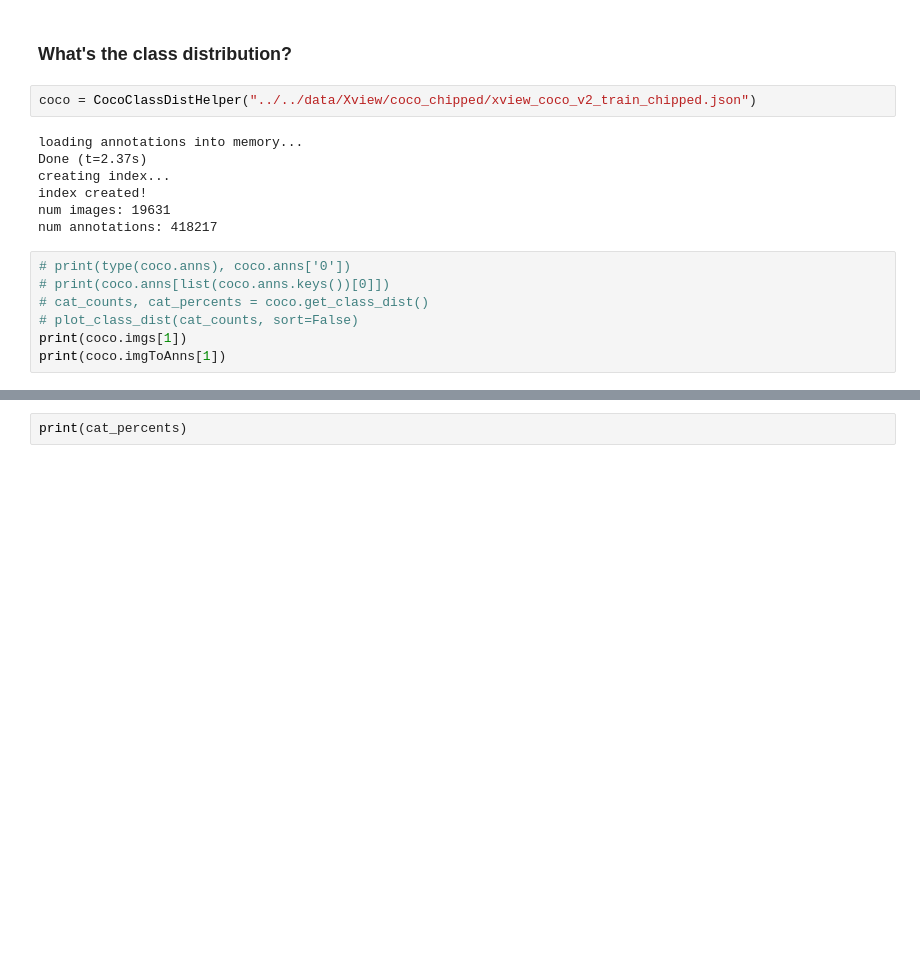
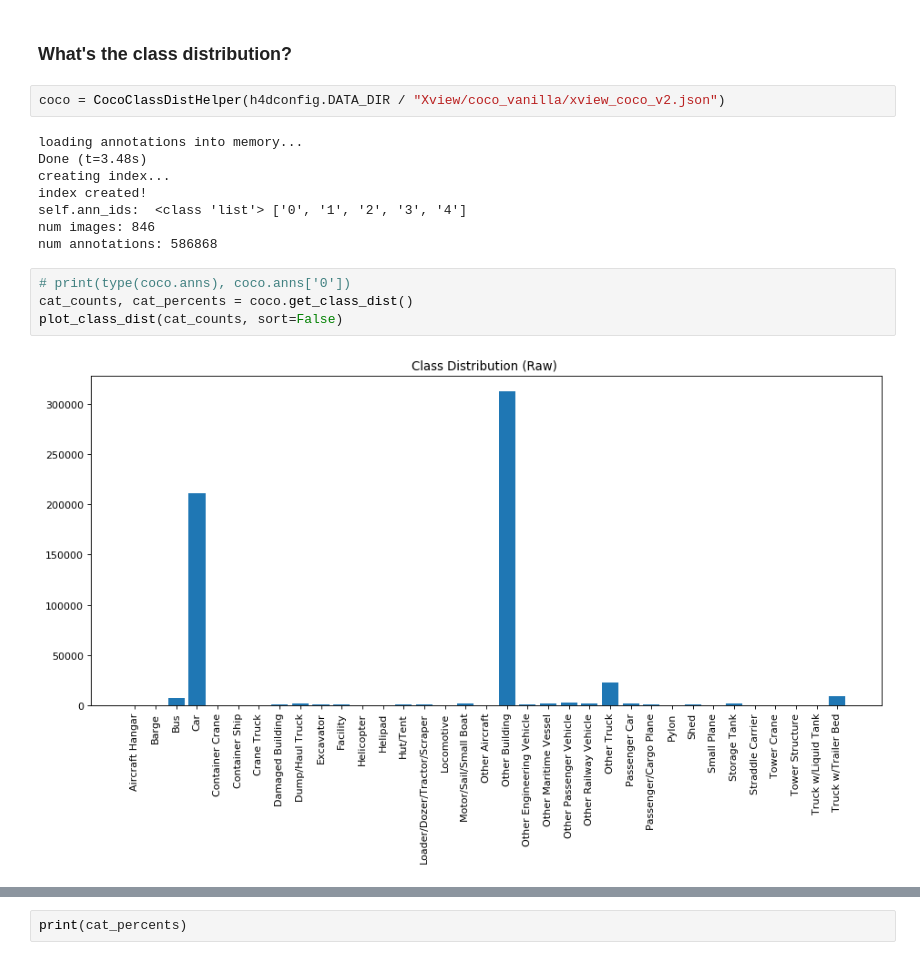
Before and after one commit to rsl18/294-82, a Jupyter notebook: notebooks/train-val-split-xviewcoco.ipynb, the cells around one changed output, grey strips where cells are left out. Drawn from its saved outputs; the diff is of its cells as text; blank space fills up the shorter version.

```diff
--- a/notebooks/train-val-split-xviewcoco.ipynb
+++ b/notebooks/train-val-split-xviewcoco.ipynb
@@ -87,19 +65,18 @@ def plot_class_dist(cat_counts, title_suffix="", sort=True, log_only=False):
 # %% [markdown]
 ### What's the class distribution?
 # %%
-coco = CocoClassDistHelper("../../data/Xview/coco_chipped/xview_coco_v2_train_chipped.json")
+coco = CocoClassDistHelper(h4dconfig.DATA_DIR / "Xview/coco_vanilla/xview_coco_v2.json")
 # %% [output]
 loading annotations into memory...
-Done (t=2.37s)
+Done (t=3.48s)
 creating index...
 index created!
-num images: 19631
-num annotations: 418217
+self.ann_ids:  <class 'list'> ['0', '1', '2', '3', '4']
+num images: 846
+num annotations: 586868
 # %%
 # print(type(coco.anns), coco.anns['0'])
-# print(coco.anns[list(coco.anns.keys())[0]])
-# cat_counts, cat_percents = coco.get_class_dist()
-# plot_class_dist(cat_counts, sort=False)
-print(coco.imgs[1])
-print(coco.imgToAnns[1])
+cat_counts, cat_percents = coco.get_class_dist()
+plot_class_dist(cat_counts, sort=False)
 # %% [output]
+[figure, added]
```
Also changed, not shown: parts of 2 cells of this notebook, 13 other files.
